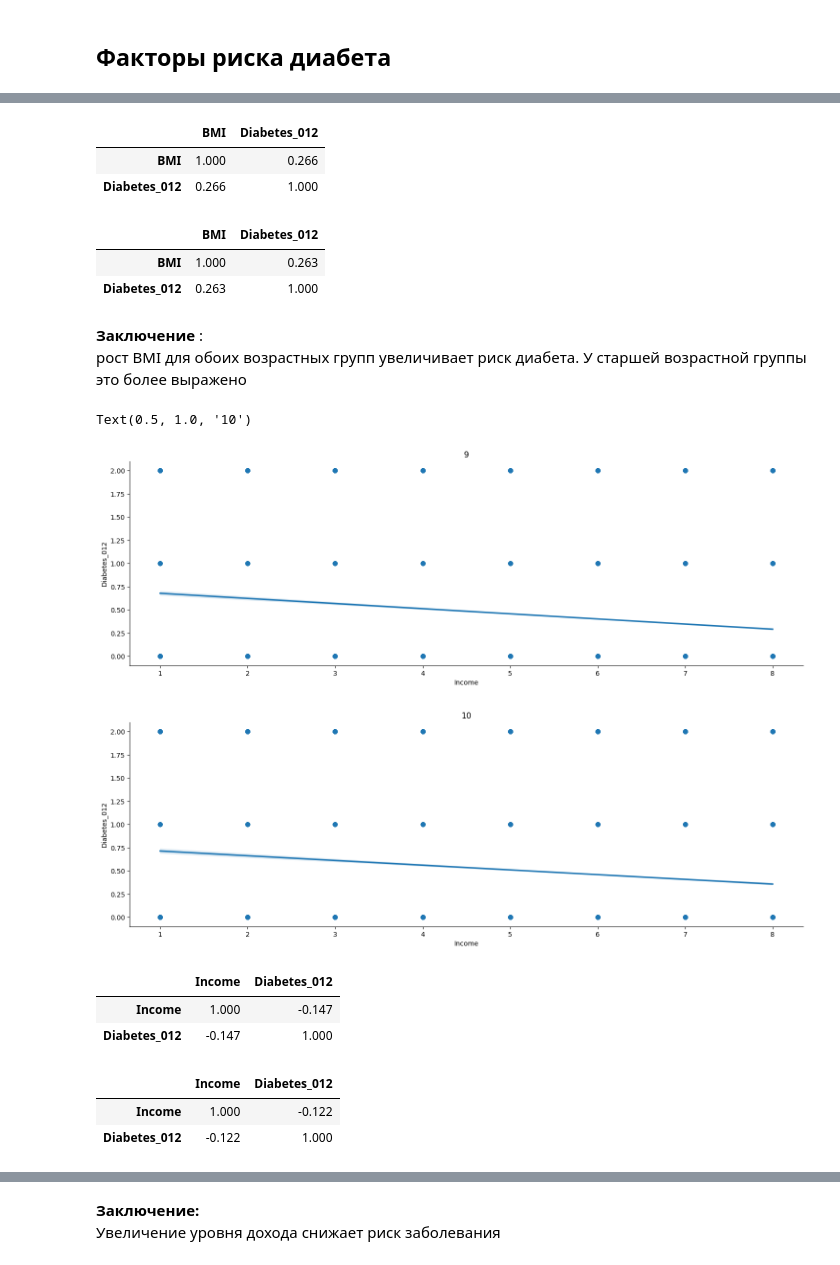
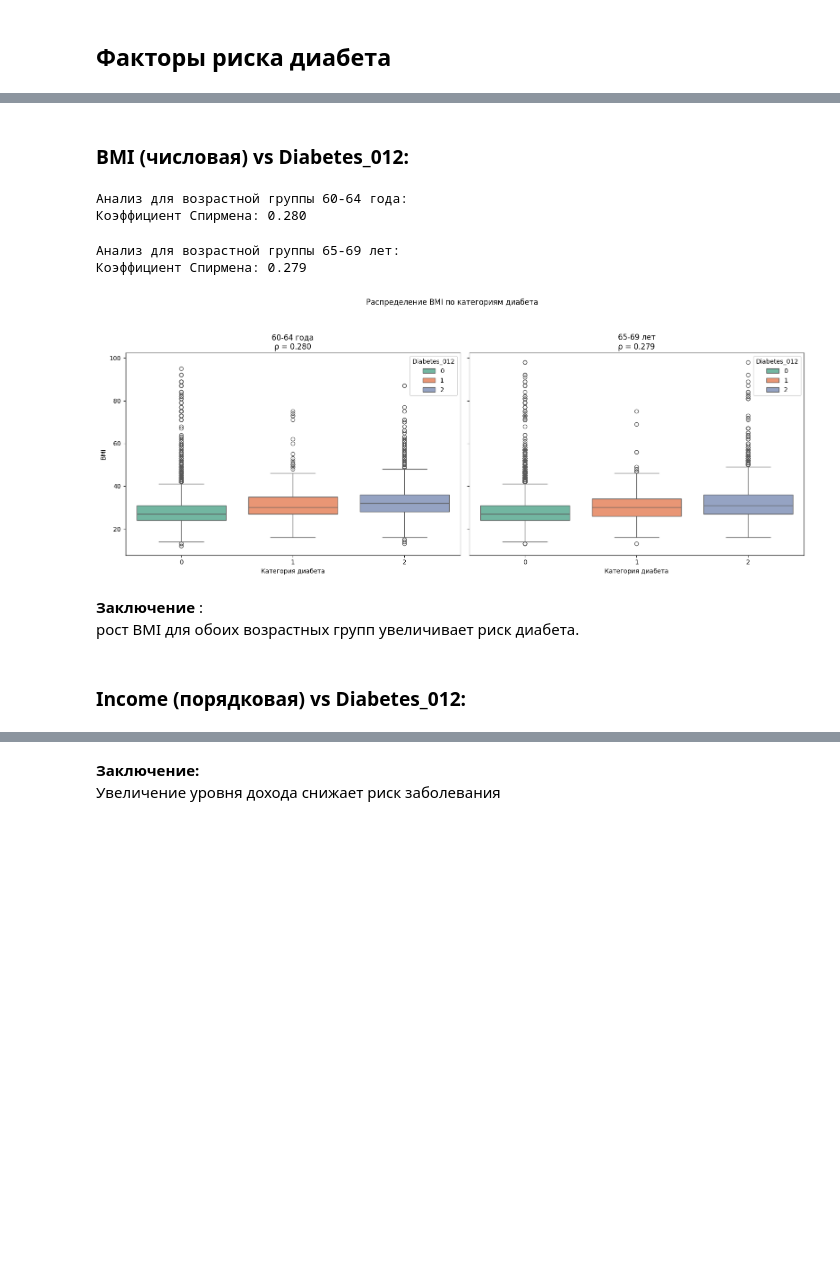
Before and after one commit to AlexeyRau/OMGTU, a Jupyter notebook: 2 курс/4 семестр/Машинное обучение/Лабораторная работа №1. Исследовательский анализ данных (EDA)/Ex1_c.ipynb, the cells around one changed output, grey strips where cells are left out. Cells and saved outputs as stored; diff of their text form; code cells hidden in the pictures; blank space fills up the shorter version.

```diff
--- a/2 курс/4 семестр/Машинное обучение/Лабораторная работа №1. Исследовательский анализ данных (EDA)/Ex1_c.ipynb
+++ b/2 курс/4 семестр/Машинное обучение/Лабораторная работа №1. Исследовательский анализ данных (EDA)/Ex1_c.ipynb
@@ -379,25 +379,42 @@ corr_group_10 = BMI_group_10.corr()
-# %%
-round(corr_group_9,3)
-# %% [output]
-|  | BMI | Diabetes_012 |
-| BMI | 1.000 | 0.266 |
-| Diabetes_012 | 0.266 | 1.000 |
-# %%
-round(corr_group_10,3)
-# %% [output]
-|  | BMI | Diabetes_012 |
-| BMI | 1.000 | 0.263 |
-| Diabetes_012 | 0.263 | 1.000 |
+# %% [markdown]
+### BMI (числовая) vs Diabetes_012:
+# %%
+print("Анализ для возрастной группы 60-64 года:")
+corr, p = spearmanr(group_9['BMI'], group_9['Diabetes_012'])
+print(f"Коэффициент Спирмена: {corr:.3f}")
+# %% [output]
+Анализ для возрастной группы 60-64 года:
+Коэффициент Спирмена: 0.280
+# %%
+print("Анализ для возрастной группы 65-69 лет:")
+corr, p = spearmanr(group_10['BMI'], group_10['Diabetes_012'])
+print(f"Коэффициент Спирмена: {corr:.3f}")
+# %% [output]
+Анализ для возрастной группы 65-69 лет:
+Коэффициент Спирмена: 0.279
+# %%
+fig, axes = plt.subplots(1, 2, figsize=(16, 6), sharey=True)
+
+# 60-64 года
+sns.boxplot(x='Diabetes_012', y='BMI', data=group_9, ax=axes[0], hue='Diabetes_012', palette='Set2')
+axes[0].set_title('60-64 года\nρ = {:.3f}'.format(
+    spearmanr(group_9['BMI'], group_9['Diabetes_012'])[0]))
+axes[0].set_xlabel('Категория диабета')
+axes[0].set_ylabel('BMI')
+
+# 65-69 лет
+sns.boxplot(x='Diabetes_012', y='BMI', data=group_10, ax=axes[1], hue='Diabetes_012', palette='Set2')
+axes[1].set_title('65-69 лет\nρ = {:.3f}'.format(
+    spearmanr(group_10['BMI'], group_10['Diabetes_012'])[0]))
+axes[1].set_xlabel('Категория диабета')
+axes[1].set_ylabel('')
+
+plt.suptitle('Распределение BMI по категориям диабета', y=1.05)
+plt.tight_layout()
+plt.show()
+# %% [output]
+[figure, added]
 # %% [markdown]
 **Заключение** :
 <br>
-рост BMI для обоих возрастных групп увеличивает риск диабета. У старшей возрастной группы это более выражено
+рост BMI для обоих возрастных групп увеличивает риск диабета.
-# %%
-sns.lmplot(x="Income", y="Diabetes_012", data=group_9, height = 5, aspect =3)
-plt.title('9')
-sns.lmplot(x="Income", y="Diabetes_012", data=group_10, height = 5, aspect =3)
-plt.title('10')
-# %% [output]
-Text(0.5, 1.0, '10')
-[figure, removed]
-[figure, removed]
@@ -409,12 +421,2 @@ Income_10_corr = Income_10.corr()
-# %%
-round(Income_9_corr,3)
-# %% [output]
-|  | Income | Diabetes_012 |
-| Income | 1.000 | -0.147 |
-| Diabetes_012 | -0.147 | 1.000 |
-# %%
-round(Income_10_corr,3)
-# %% [output]
-|  | Income | Diabetes_012 |
-| Income | 1.000 | -0.122 |
-| Diabetes_012 | -0.122 | 1.000 |
+# %% [markdown]
+### Income (порядковая) vs Diabetes_012:
```
Also changed, not shown: parts of 43 cells of this notebook.
